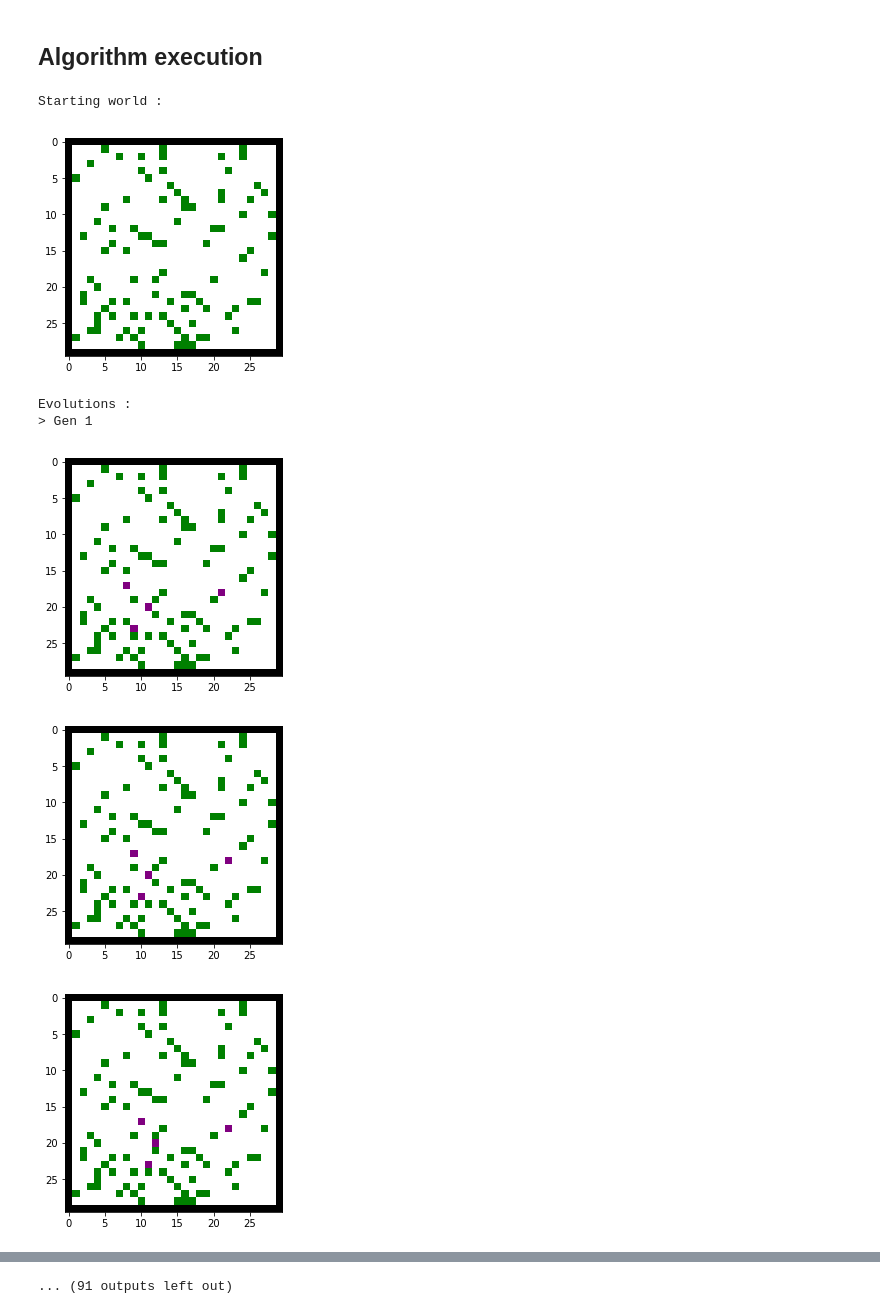
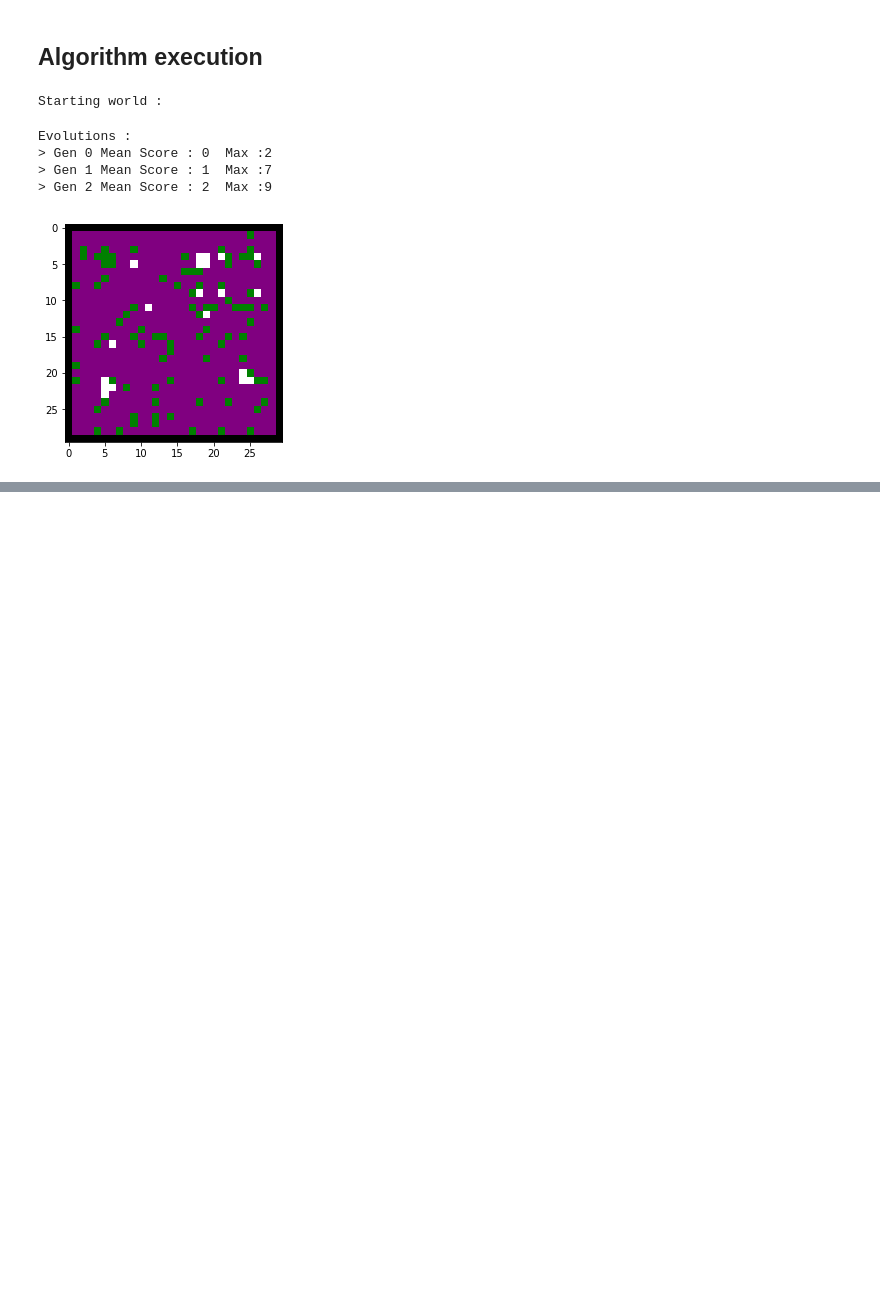
Before and after one commit to Etienne-Meunier/Novelty-Search---ML-Project-CS767-BU, a Jupyter notebook: Eater GA/Eat-Example_3.ipynb, the cells around one changed output, grey strips where cells are left out. Saved outputs shown, nothing was run; the diff lists cells and outputs as text; code cells hidden in the pictures; blank space fills up the shorter version.

Commit message:
finished Eater GA

```diff
--- a/Eater GA/Eat-Example_3.ipynb
+++ b/Eater GA/Eat-Example_3.ipynb
@@ -152,10 +164,9 @@ cmap, norm = colors.from_levels_and_colors(intervals,cols_rgb)
 # Draw Map :
 def draw_map(Map) :
     # Clear previous plot
-    plt.clf()
+    #plt.clf()
     # Plots the next
-    plt.imshow(Map,cmap = cmap, norm = norm)
-    plt.show()
+    return plt.imshow(Map,cmap = cmap, norm = norm,animated=True)
 
 # Draw Map with Eaters
 def populated_map(Map, eaters) :
@@ -168,33 +179,38 @@ def populated_map(Map, eaters) :
     return Map_populated
 # %% [markdown]
 ## Algorithm execution
+# %%
+n_eaters = 10
+p_selection=0.33
+max_children = 100
+n_mutation=5
+N_GENERATION = 3
+N_MOVES = 100
+Map=create_map()
+eaters = [Eater() for e in range(0,n_eaters) ]
+# Draw starting map :
+print('Starting world :')
+#draw_map(Map)
+# %% [output]
+Starting world :
 # %%
-n_eaters = 5
-p_selection=0.33
-max_children = 100
-N_MUTATIONS = 1
-N_MOVES = 100
-Map=create_map()
-eaters = [Eater() for e in range(1,n_eaters) ]
-# Draw starting map :
-print('Starting world :')
-draw_map(Map)
-
+total_eat = 0
+ims = []
+fig = plt.figure()
 print('Evolutions :')
-for i in range(0,N_MUTATIONS) :
-    print('> Gen 1')
-    for i in range(1,N_MOVES) :
+for i in range(0,N_GENERATION) :
+    for j in range(1,N_MOVES) :
         [a.do_one_step() for a in eaters]
-        draw_map(populated_map(Map, eaters))
-
-    print('\t Mean Score : {}'.format(int(np.mean([a.score for a in eaters]))))
-#     eaters = mating(eaters)
-#     mutate(eaters)
+        ims.append([draw_map(populated_map(Map,eaters))])
+        #ims.append([im])
+    if i%1 == 0:
+        print('> Gen {} Mean Score : {}  Max :{}'.format(i,int(np.mean([a.score for a in eaters])),int(np.max([a.score for a in eaters]))))
+    total_eat = total_eat+np.sum([a.score for a in eaters])
+    eaters = mating(eaters)
+    mutate(eaters,n_mutation)
 # %% [output]
-Starting world :
+Evolutions :
+> Gen 0 Mean Score : 0  Max :2
+> Gen 1 Mean Score : 1  Max :7
+> Gen 2 Mean Score : 2  Max :9
-[figure, old version]
+[figure, new version]
-Evolutions :
-> Gen 1
-[figure, removed]
-[figure, removed]
-[figure, removed]
@@ -207 +216,0 @@ Evolutions :
-... (91 outputs left out)
```
Also changed, not shown: parts of 8 cells of this notebook.
